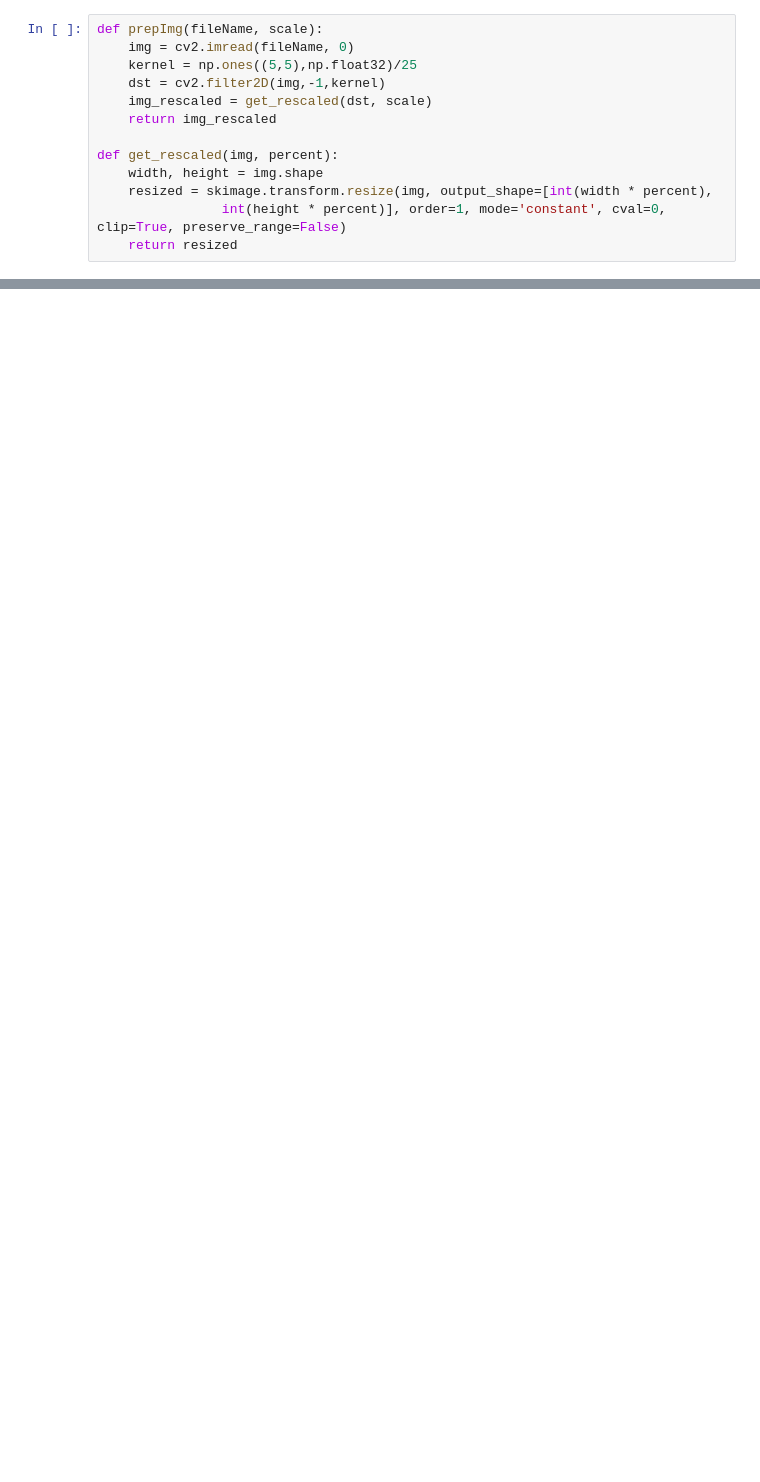
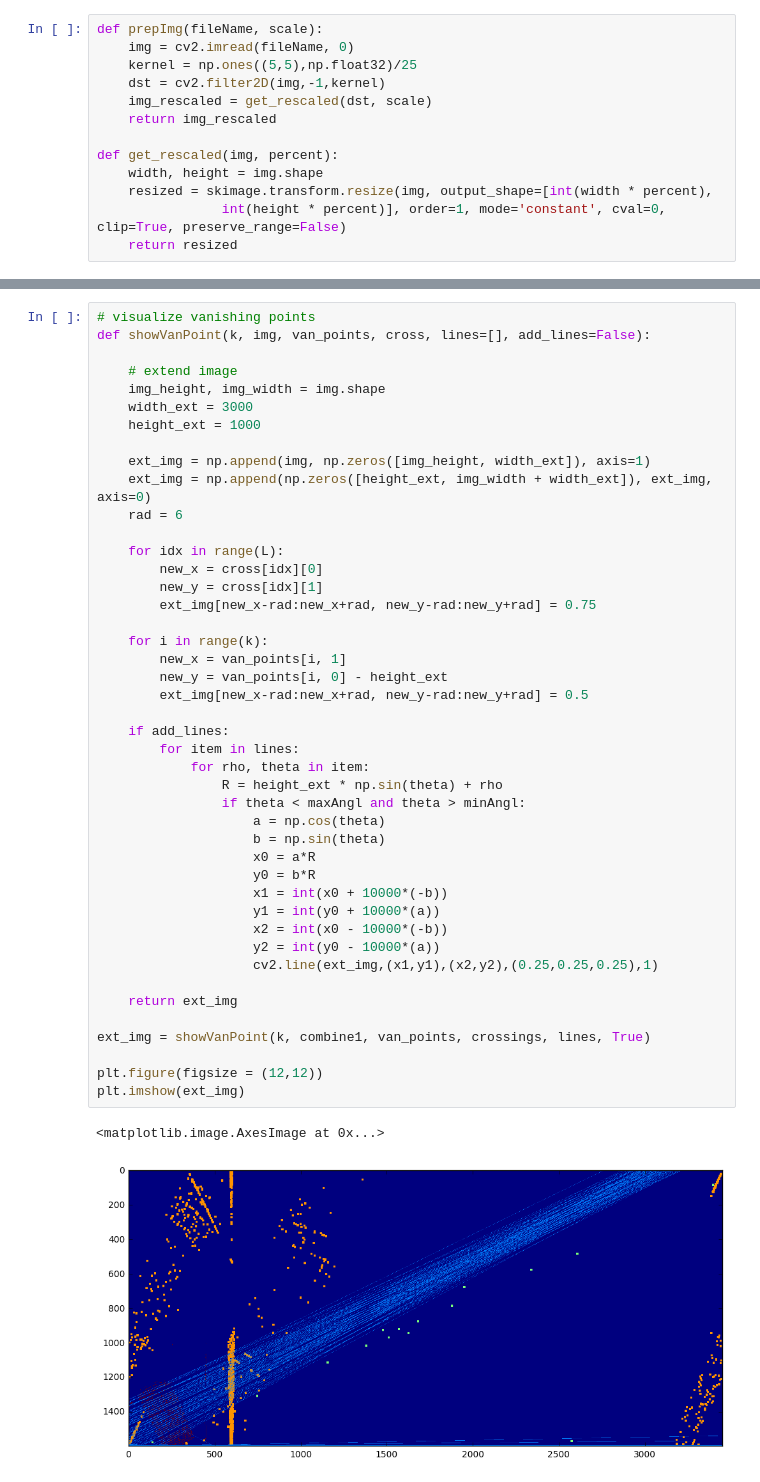
Before and after one commit to olaroos/textrec, a Jupyter notebook: findLines.ipynb, the cells around one changed output, grey strips where cells are left out. Drawn from its saved outputs; the diff is of its cells as text; blank space fills up the shorter version.

Commit message:
almost correct crossingpoints

```diff
--- a/findLines.ipynb
+++ b/findLines.ipynb
@@ -434,0 +360,47 @@ NameError: name 'idx1' is not defined
+# %%
+# visualize vanishing points
+def showVanPoint(k, img, van_points, cross, lines=[], add_lines=False):
+
+    # extend image
+    img_height, img_width = img.shape
+    width_ext = 3000
+    height_ext = 1000
+
+    ext_img = np.append(img, np.zeros([img_height, width_ext]), axis=1)
+    ext_img = np.append(np.zeros([height_ext, img_width + width_ext]), ext_img, axis=0)
+    rad = 6
+
+    for idx in range(L):
+        new_x = cross[idx][0]
+        new_y = cross[idx][1]
+        ext_img[new_x-rad:new_x+rad, new_y-rad:new_y+rad] = 0.75
+
+    for i in range(k):
+        new_x = van_points[i, 1]
+        new_y = van_points[i, 0] - height_ext
+        ext_img[new_x-rad:new_x+rad, new_y-rad:new_y+rad] = 0.5
+
+    if add_lines:
+        for item in lines:
+            for rho, theta in item:
+                R = height_ext * np.sin(theta) + rho
+                if theta < maxAngl and theta > minAngl:
+                    a = np.cos(theta)
+                    b = np.sin(theta)
+                    x0 = a*R
+                    y0 = b*R
+                    x1 = int(x0 + 10000*(-b))
+                    y1 = int(y0 + 10000*(a))
+                    x2 = int(x0 - 10000*(-b))
+                    y2 = int(y0 - 10000*(a))
+                    cv2.line(ext_img,(x1,y1),(x2,y2),(0.25,0.25,0.25),1)
+
+    return ext_img
+
+ext_img = showVanPoint(k, combine1, van_points, crossings, lines, True)
+
+plt.figure(figsize = (12,12))
+plt.imshow(ext_img)
+# %% [output]
+<matplotlib.image.AxesImage at 0x...>
+[figure, added]
```
Also changed, not shown: parts of 22 cells of this notebook, 5 other files.
